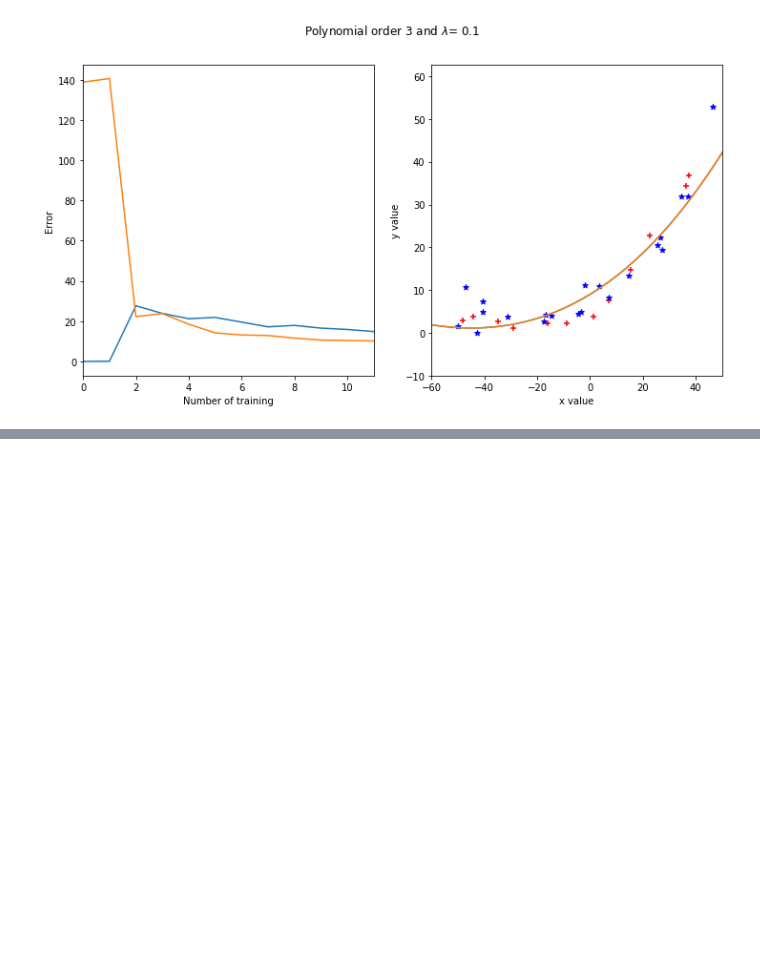
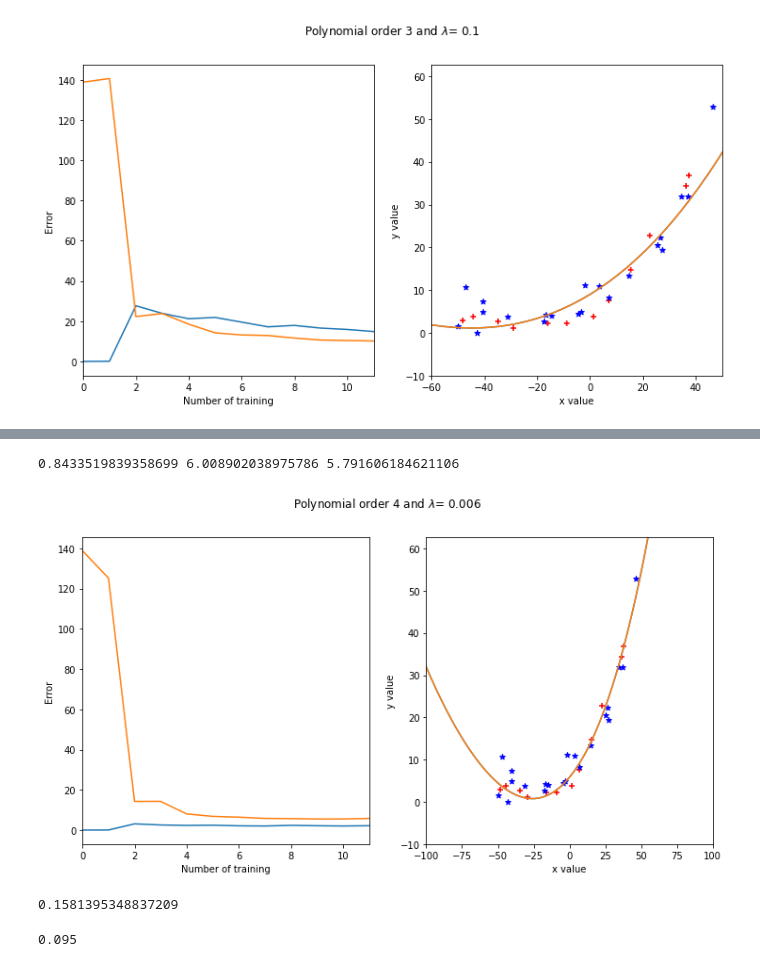
Before and after one commit to ChandraLiuswanto/MLE_test, a Jupyter notebook: Linear Regression Bias Variance/main.ipynb, the cells around one changed output, grey strips where cells are left out. Saved outputs shown, nothing was run; the diff lists cells and outputs as text; code cells hidden in the pictures; blank space fills up the shorter version.

```diff
--- a/Linear Regression Bias Variance/main.ipynb
+++ b/Linear Regression Bias Variance/main.ipynb
@@ -207,0 +214,21 @@ plotres(2,0.01)
+# %%
+theta_out = plotres(4,6e-3)
+plt.xlim([-100,100])
+a1= J(theta_out,(X-sigma)/mu,y)
+a2= J(theta_out,(Xtest-sigma)/mu,ytest)
+a3= J(theta_out,(Xval-sigma)/mu,yval)
+print(a1,a2,a3)
+# %% [output]
+0.8433519839358699 6.008902038975786 5.791606184621106
+[figure, added]
+# %%
+pre = 85/(890+85)
+rec = 0.85
+F1 = 2*(pre*rec)/(pre+rec)
+F1
+# %% [output]
+0.1581395348837209
+# %%
+95/1000
+# %% [output]
+0.095
```
Also changed, not shown: parts of 7 cells of this notebook.
